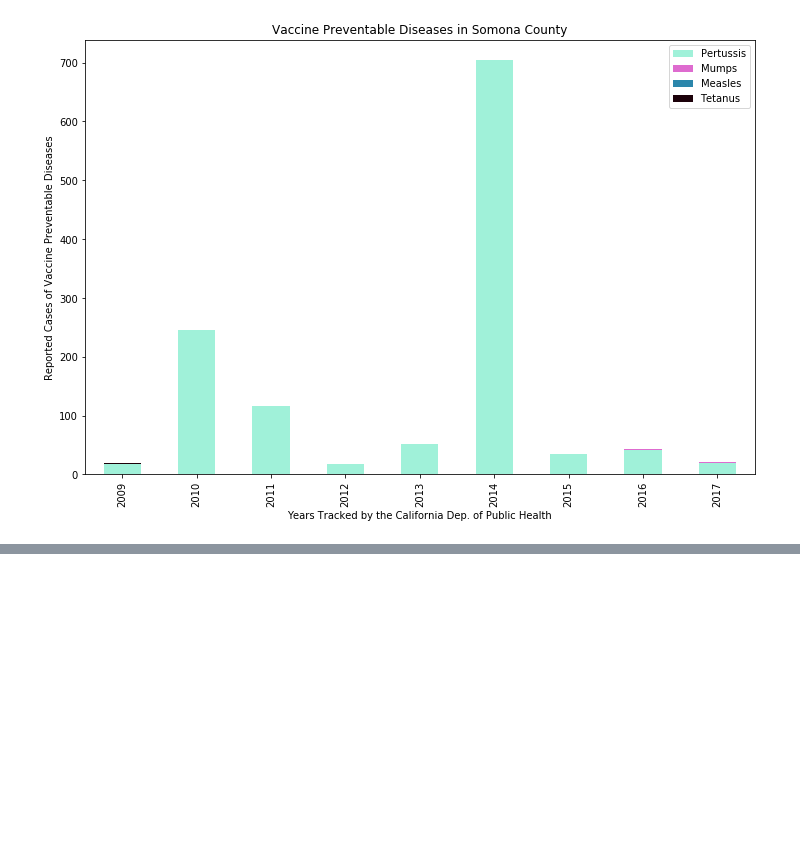
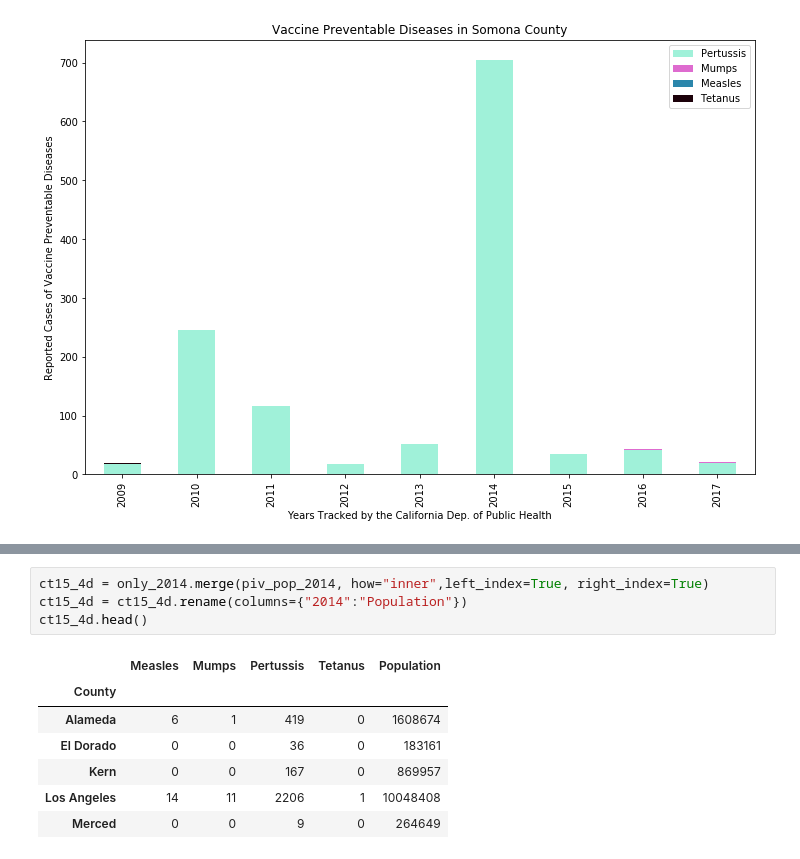
Before and after one commit to GCutaiar/group-project1, a Jupyter notebook: Resource/stackplots_grc.ipynb, the cells around one changed output, grey strips where cells are left out. Saved outputs shown, nothing was run; the diff lists cells and outputs as text; blank space fills up the shorter version.

```diff
--- a/Resource/stackplots_grc.ipynb
+++ b/Resource/stackplots_grc.ipynb
@@ -137,0 +190,12 @@ plt.show()
+# %%
+ct15_4d = only_2014.merge(piv_pop_2014, how="inner",left_index=True, right_index=True)
+ct15_4d = ct15_4d.rename(columns={"2014":"Population"})
+ct15_4d.head()
+# %% [output]
+|  | Measles | Mumps | Pertussis | Tetanus | Population |
+| County |  |  |  |  |  |
+| Alameda | 6 | 1 | 419 | 0 | 1608674 |
+| El Dorado | 0 | 0 | 36 | 0 | 183161 |
+| Kern | 0 | 0 | 167 | 0 | 869957 |
+| Los Angeles | 14 | 11 | 2206 | 1 | 10048408 |
+| Merced | 0 | 0 | 9 | 0 | 264649 |
```
Also changed, not shown: parts of 8 cells of this notebook.
